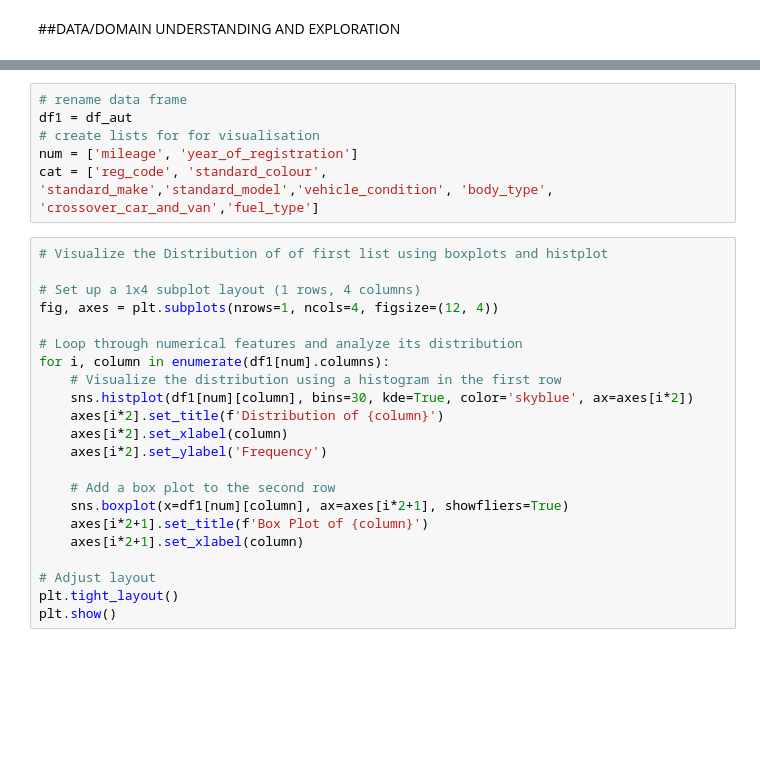
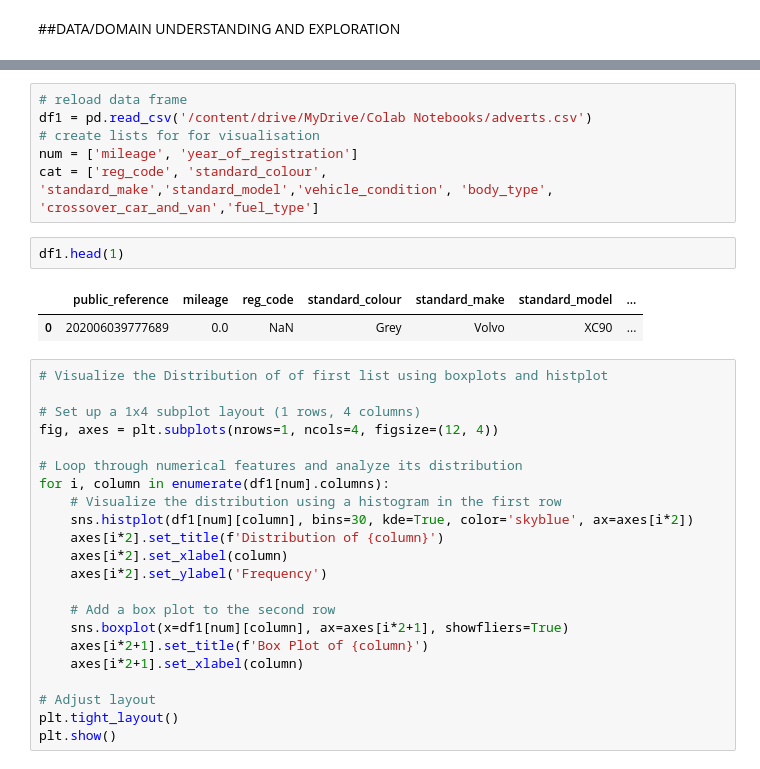
Before and after one commit to kessingtonosazee/GCP_Project_1, a Jupyter notebook: assessment_rrr.ipynb, the cells around one changed output, grey strips where cells are left out. Drawn from its saved outputs; the diff is of its cells as text; blank space fills up the shorter version.

```diff
--- a/assessment_rrr.ipynb
+++ b/assessment_rrr.ipynb
@@ -123,11 +123,16 @@ df_aut.describe()
 | 75% | 2.020102e+14 | 56875.750000 | 2018.000000 | 2.000000e+04 |
 | max | 2.020110e+14 | 999999.000000 | 2020.000000 | 9.999999e+06 |
 # %%
-# rename data frame
-df1 = df_aut
+# reload data frame
+df1 = pd.read_csv('/content/drive/MyDrive/Colab Notebooks/adverts.csv')
 # create lists for for visualisation
 num = ['mileage', 'year_of_registration']
 cat = ['reg_code', 'standard_colour', 'standard_make','standard_model','vehicle_condition', 'body_type', 'crossover_car_and_van','fuel_type']
+# %%
+df1.head(1)
+# %% [output]
+|  | public_reference | mileage | reg_code | standard_colour | standard_make | standard_model | ... |
+| 0 | 202006039777689 | 0.0 | NaN | Grey | Volvo | XC90 | ... |
 # %%
 # Visualize the Distribution of of first list using boxplots and histplot
 
```
Also changed, not shown: parts of 45 cells of this notebook.
